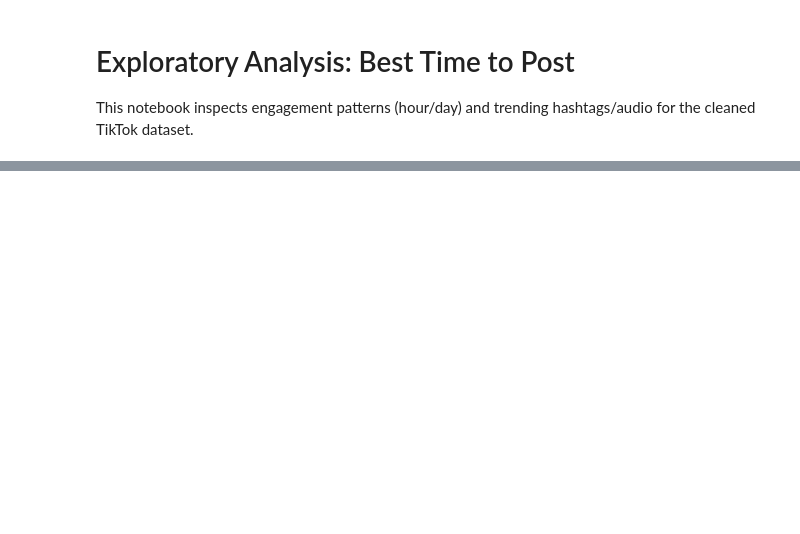
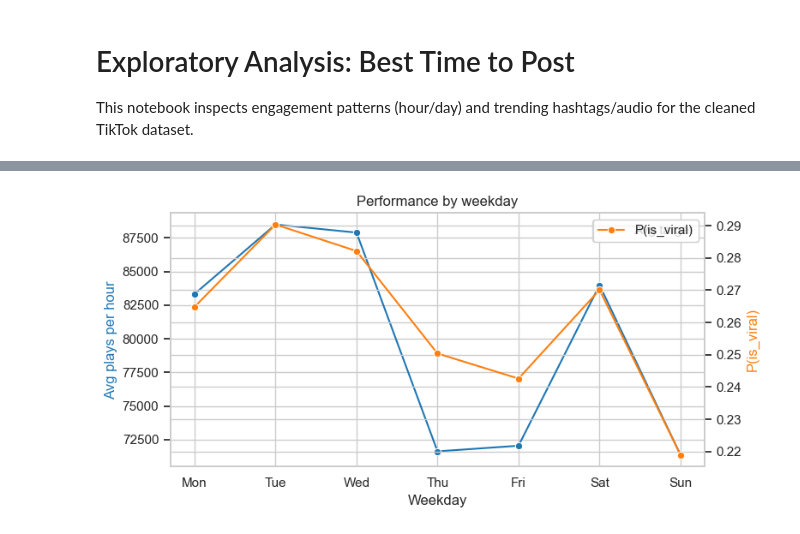
Before and after one commit to lander-geronimo/peak-content, a Jupyter notebook: notebooks/eda_best_time.ipynb, the cells around one changed output, grey strips where cells are left out. Cells and saved outputs as stored; diff of their text form; code cells hidden in the pictures; blank space fills up the shorter version.

```diff
--- a/notebooks/eda_best_time.ipynb
+++ b/notebooks/eda_best_time.ipynb
@@ -39,22 +223,25 @@ plt.show()
 # %%
-weekday_map = {
-    0: "Mon", 1: "Tue", 2: "Wed", 3: "Thu", 4: "Fri", 5: "Sat", 6: "Sun"
-}
-df["weekday_label"] = df["created_weekday"].map(weekday_map)
-
 weekday = (df.groupby("weekday_label")
-           .agg(mean_target=("target_metric", "mean"), viral_rate=("is_viral", "mean"))
+           .agg(mean_target=("target_metric", "mean"),
+                viral_rate=("is_viral", "mean"))
            .reindex(["Mon","Tue","Wed","Thu","Fri","Sat","Sun"]))
 
-fig, ax = plt.subplots(figsize=(8, 4))
-sns.lineplot(data=weekday, x=weekday.index, y="mean_target", marker="o", label="Avg target")
-sns.lineplot(data=weekday, x=weekday.index, y="viral_rate", marker="o", label="P(is_viral)", ax=ax)
-ax.set_title("Performance by weekday")
-ax.set_xlabel("Weekday")
-ax.set_ylabel("Score")
-plt.legend()
-plt.tight_layout()
+fig, ax1 = plt.subplots(figsize=(8, 4))
+ax2 = ax1.twinx()
+
+sns.lineplot(x=weekday.index, y="mean_target", data=weekday,
+             marker="o", label="Avg target", ax=ax1, color="#1f77b4")
+sns.lineplot(x=weekday.index, y="viral_rate", data=weekday,
+             marker="o", label="P(is_viral)", ax=ax2, color="#ff7f0e")
+
+ax1.set_xlabel("Weekday")
+ax1.set_ylabel("Avg plays per hour", color="#1f77b4")
+ax2.set_ylabel("P(is_viral)", color="#ff7f0e")
+ax1.set_title("Performance by weekday")
+fig.tight_layout()
 plt.show()
+# %% [output]
+[figure, added]
 # %%
 def explode_hashtags(df: pd.DataFrame) -> pd.DataFrame:
     if "hashtags_list" in df:
```
Also changed, not shown: parts of 17 cells of this notebook, 3 other files.
